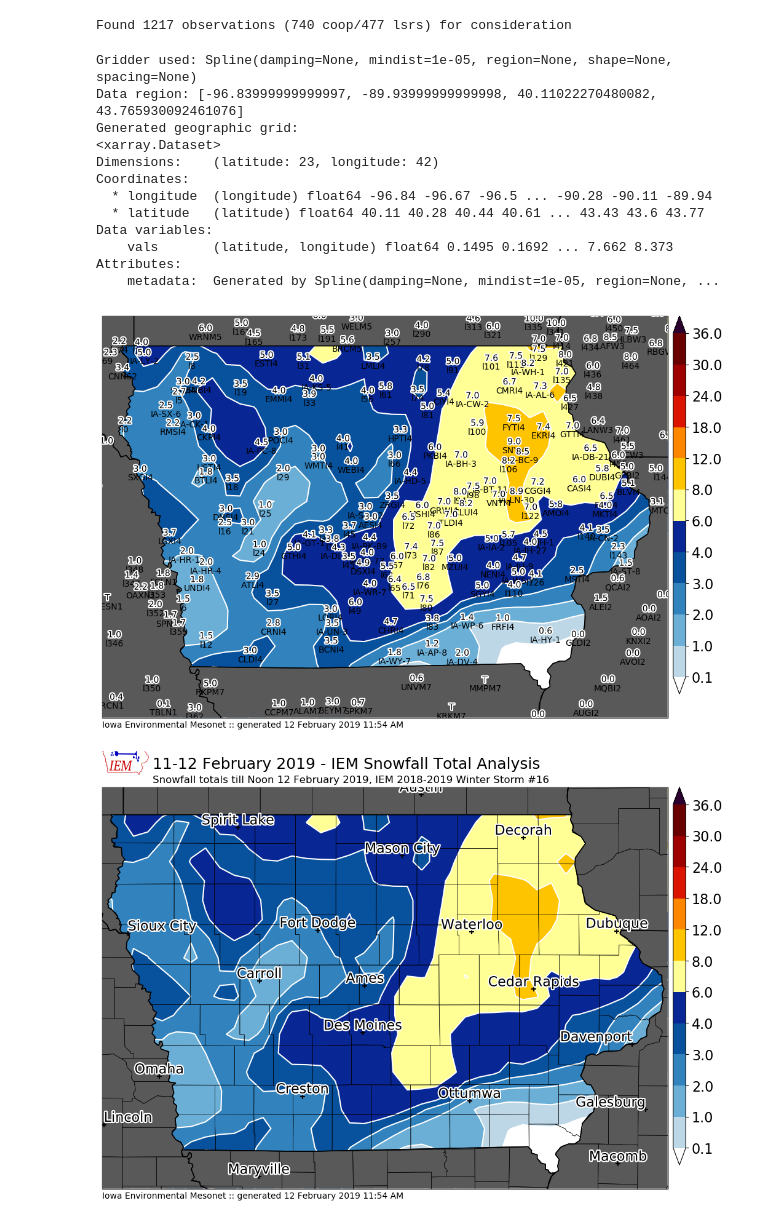
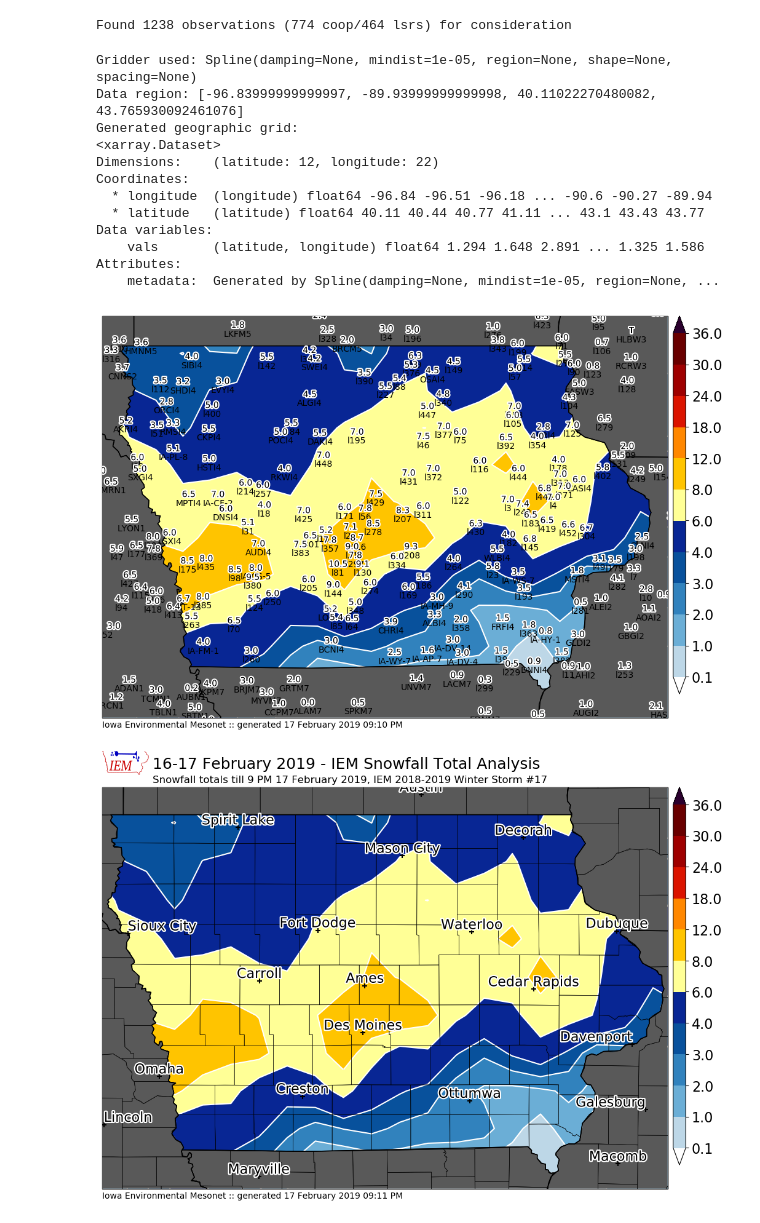
Before and after one commit to akrherz/DEV, a Jupyter notebook: coop/feature_snowfall_analysis.ipynb, the cells around one changed output. Saved outputs shown, nothing was run; the diff lists cells and outputs as text; code cells hidden in the pictures.

```diff
--- a/coop/feature_snowfall_analysis.ipynb
+++ b/coop/feature_snowfall_analysis.ipynb
@@ -78,8 +78,8 @@ def get_coop(dates):
     IEM.close()
     return data
 
-crows = get_coop( ['2019-02-12', '2019-02-13'] )
-sts = utc(2019, 2, 12, 12)
+crows = get_coop( ['2019-02-17', '2019-02-18'] )
+sts = utc(2019, 2, 17, 12)
 ets = utc(2019, 2, 28, 12, 0)
 lrows = get_lsrs(sts, ets)
 
@@ -123,24 +123,24 @@ dfall = df
 #    dfall = pd.concat([df, pd.DataFrame(newrows)], ignore_index=True)
 dfall.set_index('label', inplace=True)
 # %% [output]
-Found 1217 observations (740 coop/477 lsrs) for consideration
+Found 1238 observations (774 coop/464 lsrs) for consideration
 # %%
-cull = ['OAKI4', 'l14']
+cull = ['IA-HM-1', 'l225', 'GRWI4', 'l403', 'l204', 'IA-CN-2', 'ELMI4', 'l433',
+       'IA-CW-2', 'MKTI4', 'IA-BN-3', 'l201', 'l321', 'MZUI4', 'IA-CW-3', 'HPTI4', 'IWAI4',
+       'SPTI4', 'IA-DB-21', 'IA-SH-6', 'l301', 'EMMI4', 'TLDI4', 'IA-AL-4', 'l312',
+       'IA-AL-6', 'l96', 'l191']
 if cull:
     dfall.at[cull, 'useme'] = False
 
 hardcode = [
-    ['l31', 5.1],
-    ['l51', 3.5],
-    ['IA-JH-9', 4.7],
-    ['CASI4', 6.0],
-    ['TRPI4', 7.5],
-    ['l191', 5.5],
-    ['l19', 3.5],
-    ['l109', 8.5],
-    ['IA-BC-9', 8.5],
+    ['l301', 5.5],
+    ['l145', 6.8],
+    ['TREI4', 6.5],
 
-           ]
+
+]
+
+
 for sid, val in hardcode:
     dfall.at[sid, 'val'] = val
     dfall.at[sid, 'datalabel'] = nice(val)
@@ -161,7 +161,7 @@ ur = ccrs.Geodetic().transform_point(
 lr = ccrs.Geodetic().transform_point(
     xbnds[1], ybnds[0], m.ax.projection)
 # We need to decimate
-spacing = 10. / 60.
+spacing = 10. / 30.
 reducer = vd.BlockReduce(reduction=np.max, spacing=spacing)
 coordinates, data = reducer.filter(
     (df_useme['lon'].values, df_useme['lat'].values), df_useme['val'].values
@@ -177,50 +177,50 @@ print("Gridder used:", grd)
 
 # Get the grid region in geographic coordinates
 region = [min(ll[0], ul[0]), max(lr[0], ur[0]), min(ll[1], ul[1]), max(ul[1], ur[1])]
 print("Data region:", region)
 
 grid = grd.grid(
     region=region,
     spacing=spacing,
     projection=projection,
     dims=["latitude", "longitude"],
     data_names=["vals"],
 )
 print("Generated geographic grid:")
 print(grid)
 m.contourf(grid.longitude, grid.latitude, grid.vals, clevs, cmap=cmap)
 df_useme_plot = df_useme[(df_useme['val']>=0) & (df_useme['val']<12)]
 m.plot_values(
     df_useme_plot['lon'], df_useme_plot['lat'], df_useme_plot['datalabel'],
     '%s', labels=df_useme_plot.index.values,
     textsize=10, labeltextsize=10, labelbuffer=0)
 m.postprocess(filename='test.png')
 # %% [output]
 Gridder used: Spline(damping=None, mindist=1e-05, region=None, shape=None, spacing=None)
 Data region: [-96.83999999999997, -89.93999999999998, 40.11022270480082, 43.765930092461076]
 Generated geographic grid:
 <xarray.Dataset>
-Dimensions:    (latitude: 23, longitude: 42)
+Dimensions:    (latitude: 12, longitude: 22)
 Coordinates:
-  * longitude  (longitude) float64 -96.84 -96.67 -96.5 ... -90.28 -90.11 -89.94
-  * latitude   (latitude) float64 40.11 40.28 40.44 40.61 ... 43.43 43.6 43.77
+  * longitude  (longitude) float64 -96.84 -96.51 -96.18 ... -90.6 -90.27 -89.94
+  * latitude   (latitude) float64 40.11 40.44 40.77 41.11 ... 43.1 43.43 43.77
 Data variables:
-    vals       (latitude, longitude) float64 0.1495 0.1692 ... 7.662 8.373
+    vals       (latitude, longitude) float64 1.294 1.648 2.891 ... 1.325 1.586
 Attributes:
     metadata:  Generated by Spline(damping=None, mindist=1e-05, region=None, ...
-[figure, old version]
+[figure, new version]
 # %%
 # now we are ready to plot!
 
 m = MapPlot(sector='iowa',
-            title='11-12 February 2019 - IEM Snowfall Total Analysis',
-            subtitle=("Snowfall totals till Noon 12 February 2019, "
+            title='16-17 February 2019 - IEM Snowfall Total Analysis',
+            subtitle=("Snowfall totals till 9 PM 17 February 2019, "
                       "IEM 2018-2019 Winter Storm #%s") % (STORM_NUMBER, ))
 vals = m.contourf(grid.longitude, grid.latitude, grid.vals, clevs, cmap=cmap)
 np.save("%s_events/%s_%s.npy" % (SEASON, SEASON, STORM_NUMBER), vals)
 #m.plot_values(np.array(df2.lon), np.array(df2.lat), np.array(df2.val), '%.2f')
 m.drawcounties()
 m.drawcities()
-m.postprocess(filename='190212.png')
+m.postprocess(filename='190217.png')
 # %% [output]
-[figure, old version]
+[figure, new version]
```
Also changed, not shown: parts of 1 cell of this notebook, 1 other file.
